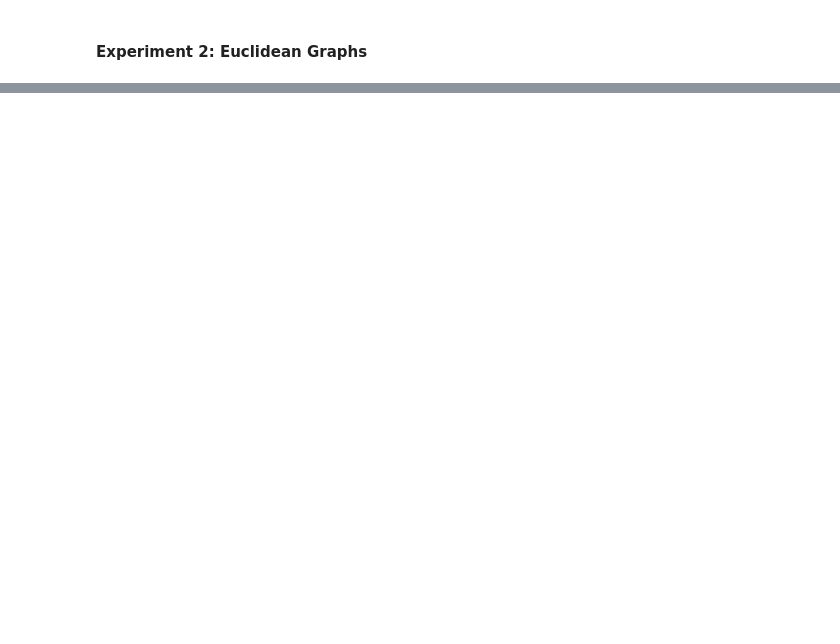
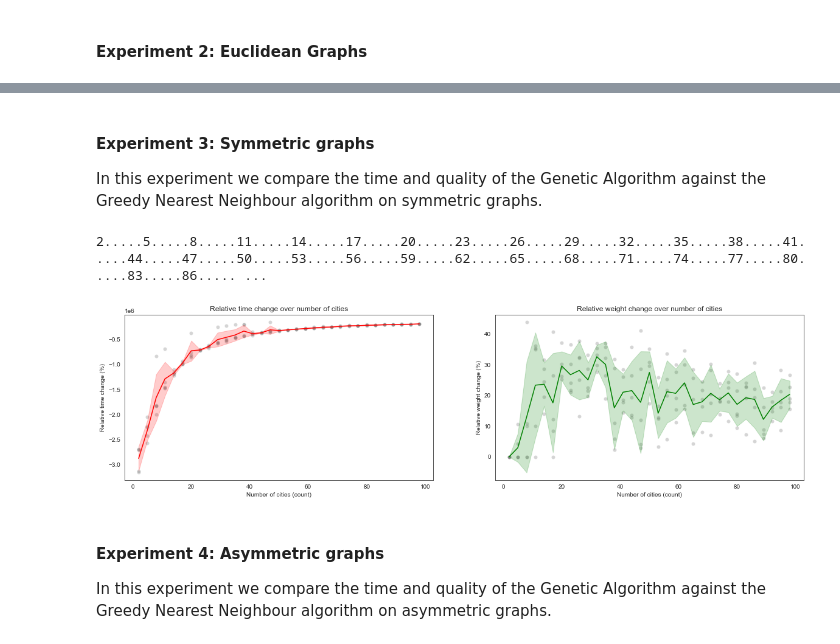
Before and after one commit to danielj0nes/metaheuristics, a Jupyter notebook: Template.ipynb, the cells around one changed output, grey strips where cells are left out. Saved outputs shown, nothing was run; the diff lists cells and outputs as text; code cells hidden in the pictures; blank space fills up the shorter version.

```diff
--- a/Template.ipynb
+++ b/Template.ipynb
@@ -870,3 +877,0 @@ graph_results(comparison_results)
-# %%
-G = Graph(20, 'Euclidean')
-draw(G)
@@ -892,0 +880,15 @@ test!
+# %% [markdown]
+#### Experiment 3: **Symmetric graphs**
+
+In this experiment we compare the time and quality of the Genetic Algorithm against the Greedy Nearest Neighbour algorithm on symmetric graphs.
+# %%
+ga = GA()
+comparison_results = compare_algorithms('symmetric', lambda G: ga.ga_solve(G, P=150, generations=250))
+graph_results(comparison_results)
+# %% [output]
+2.....5.....8.....11.....14.....17.....20.....23.....26.....29.....32.....35.....38.....41.....44.....47.....50.....53.....56.....59.....62.....65.....68.....71.....74.....77.....80.....83.....86..... ...
+[figure, added]
+# %% [markdown]
+#### Experiment 4: **Asymmetric graphs**
+
+In this experiment we compare the time and quality of the Genetic Algorithm against the Greedy Nearest Neighbour algorithm on asymmetric graphs.
```
Also changed, not shown: parts of 30 cells of this notebook, 1 other file.
